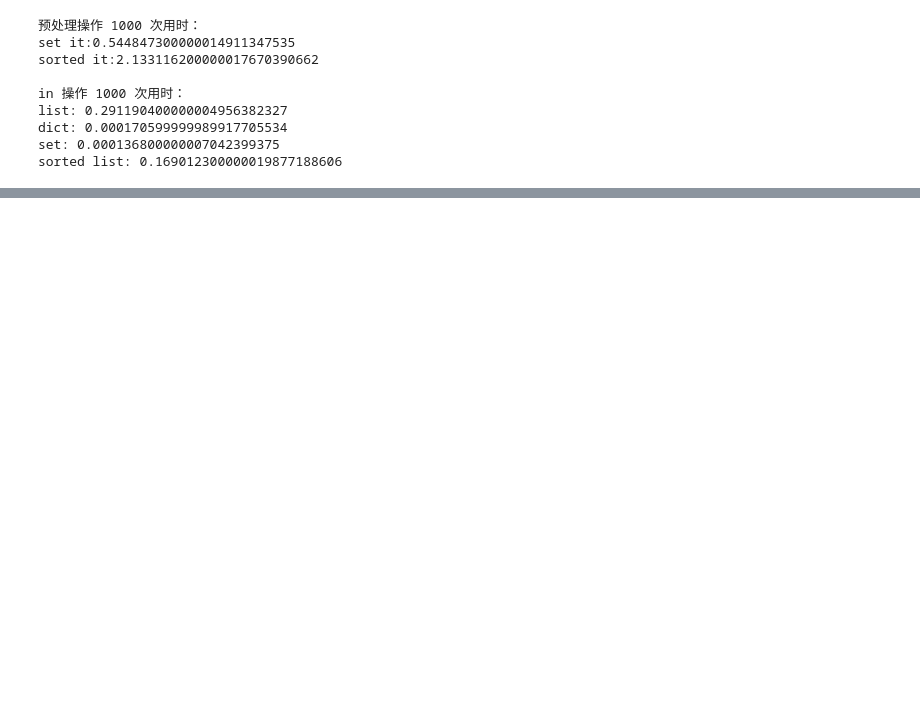
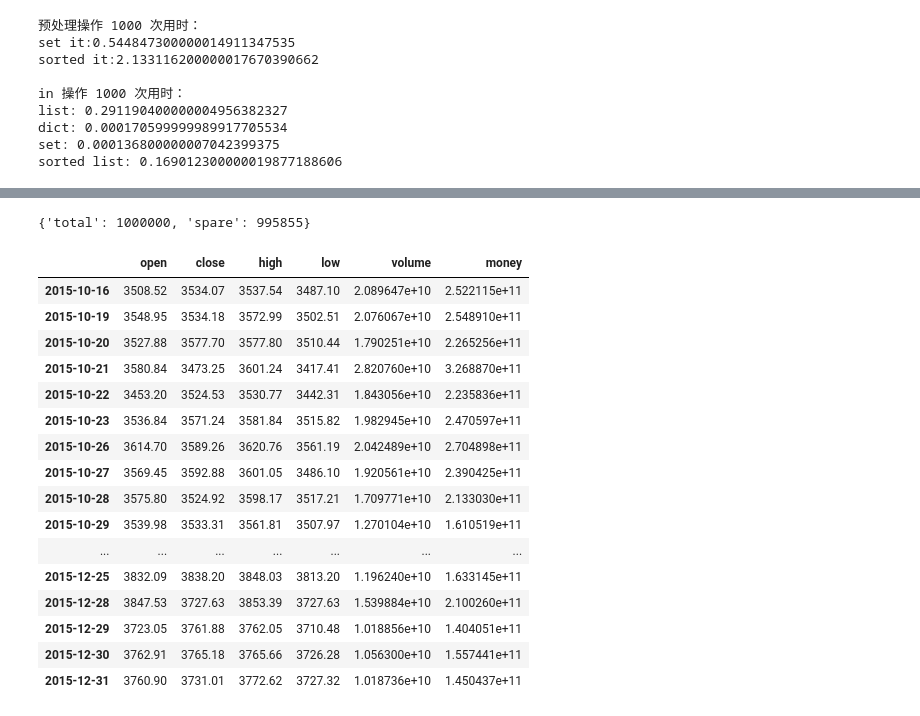
Before and after one commit to SnakeWayne/PHBS_MLF_2019, a Jupyter notebook: HW1/in efficiency test.ipynb, the cells around one changed output, grey strips where cells are left out. Drawn from its saved outputs; the diff is of its cells as text; code cells hidden in the pictures; blank space fills up the shorter version.

```diff
--- a/HW1/in efficiency test.ipynb
+++ b/HW1/in efficiency test.ipynb
@@ -63,0 +121,24 @@ sorted list: 0.169012300000019877188606
+# %%
+get_query_count()
+# %% [output]
+{'total': 1000000, 'spare': 995855}
+# %%
+get_price('000300.XSHG',count=55)
+# %% [output]
+|  | open | close | high | low | volume | money |
+| 2015-10-16 | 3508.52 | 3534.07 | 3537.54 | 3487.10 | 2.089647e+10 | 2.522115e+11 |
+| 2015-10-19 | 3548.95 | 3534.18 | 3572.99 | 3502.51 | 2.076067e+10 | 2.548910e+11 |
+| 2015-10-20 | 3527.88 | 3577.70 | 3577.80 | 3510.44 | 1.790251e+10 | 2.265256e+11 |
+| 2015-10-21 | 3580.84 | 3473.25 | 3601.24 | 3417.41 | 2.820760e+10 | 3.268870e+11 |
+| 2015-10-22 | 3453.20 | 3524.53 | 3530.77 | 3442.31 | 1.843056e+10 | 2.235836e+11 |
+| 2015-10-23 | 3536.84 | 3571.24 | 3581.84 | 3515.82 | 1.982945e+10 | 2.470597e+11 |
+| 2015-10-26 | 3614.70 | 3589.26 | 3620.76 | 3561.19 | 2.042489e+10 | 2.704898e+11 |
+| 2015-10-27 | 3569.45 | 3592.88 | 3601.05 | 3486.10 | 1.920561e+10 | 2.390425e+11 |
+| 2015-10-28 | 3575.80 | 3524.92 | 3598.17 | 3517.21 | 1.709771e+10 | 2.133030e+11 |
+| 2015-10-29 | 3539.98 | 3533.31 | 3561.81 | 3507.97 | 1.270104e+10 | 1.610519e+11 |
+| ... | ... | ... | ... | ... | ... | ... |
+| 2015-12-25 | 3832.09 | 3838.20 | 3848.03 | 3813.20 | 1.196240e+10 | 1.633145e+11 |
+| 2015-12-28 | 3847.53 | 3727.63 | 3853.39 | 3727.63 | 1.539884e+10 | 2.100260e+11 |
+| 2015-12-29 | 3723.05 | 3761.88 | 3762.05 | 3710.48 | 1.018856e+10 | 1.404051e+11 |
+| 2015-12-30 | 3762.91 | 3765.18 | 3765.66 | 3726.28 | 1.056300e+10 | 1.557441e+11 |
+| 2015-12-31 | 3760.90 | 3731.01 | 3772.62 | 3727.32 | 1.018736e+10 | 1.450437e+11 |
```
Also changed, not shown: parts of 6 cells of this notebook, 3 other files.
